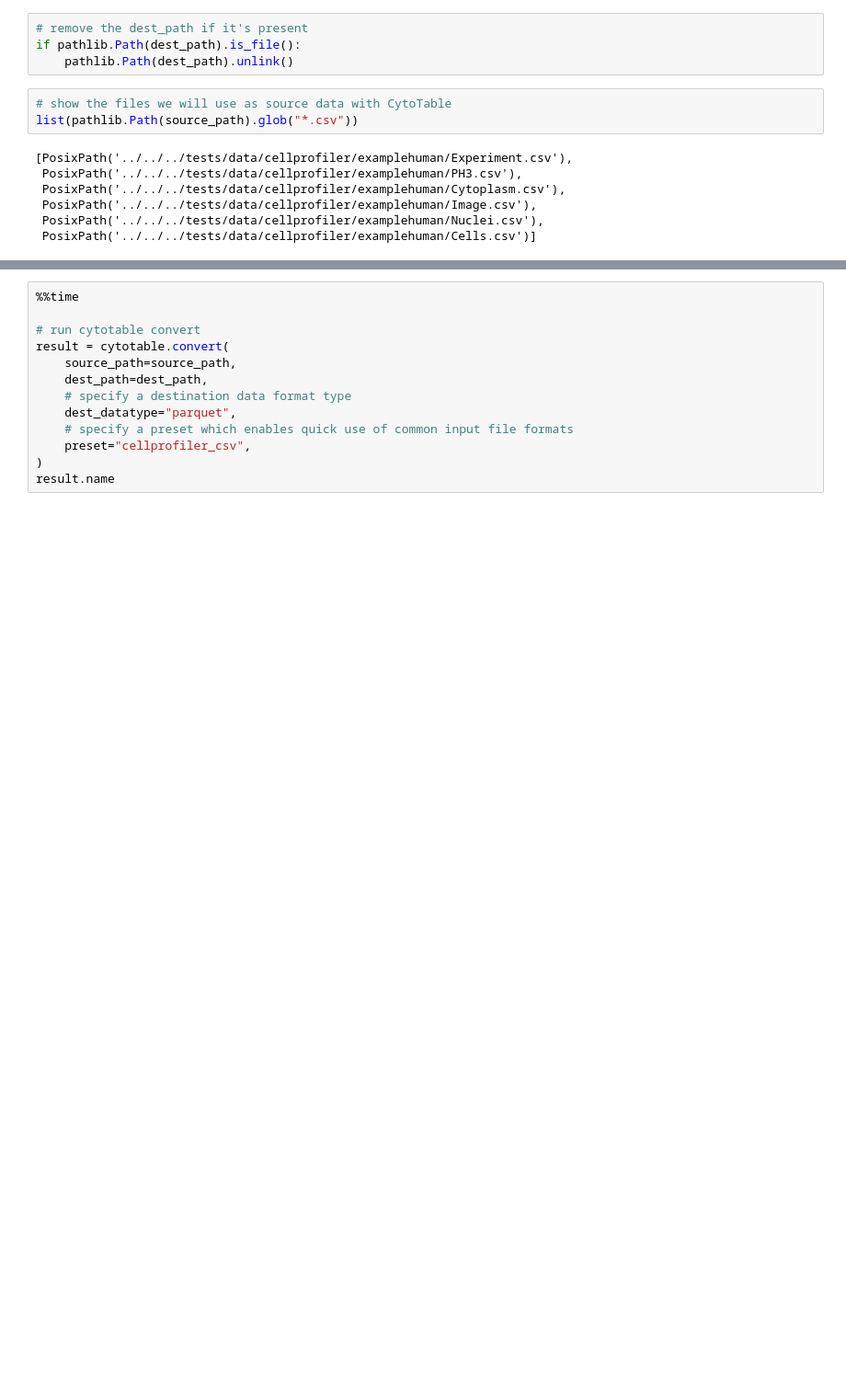
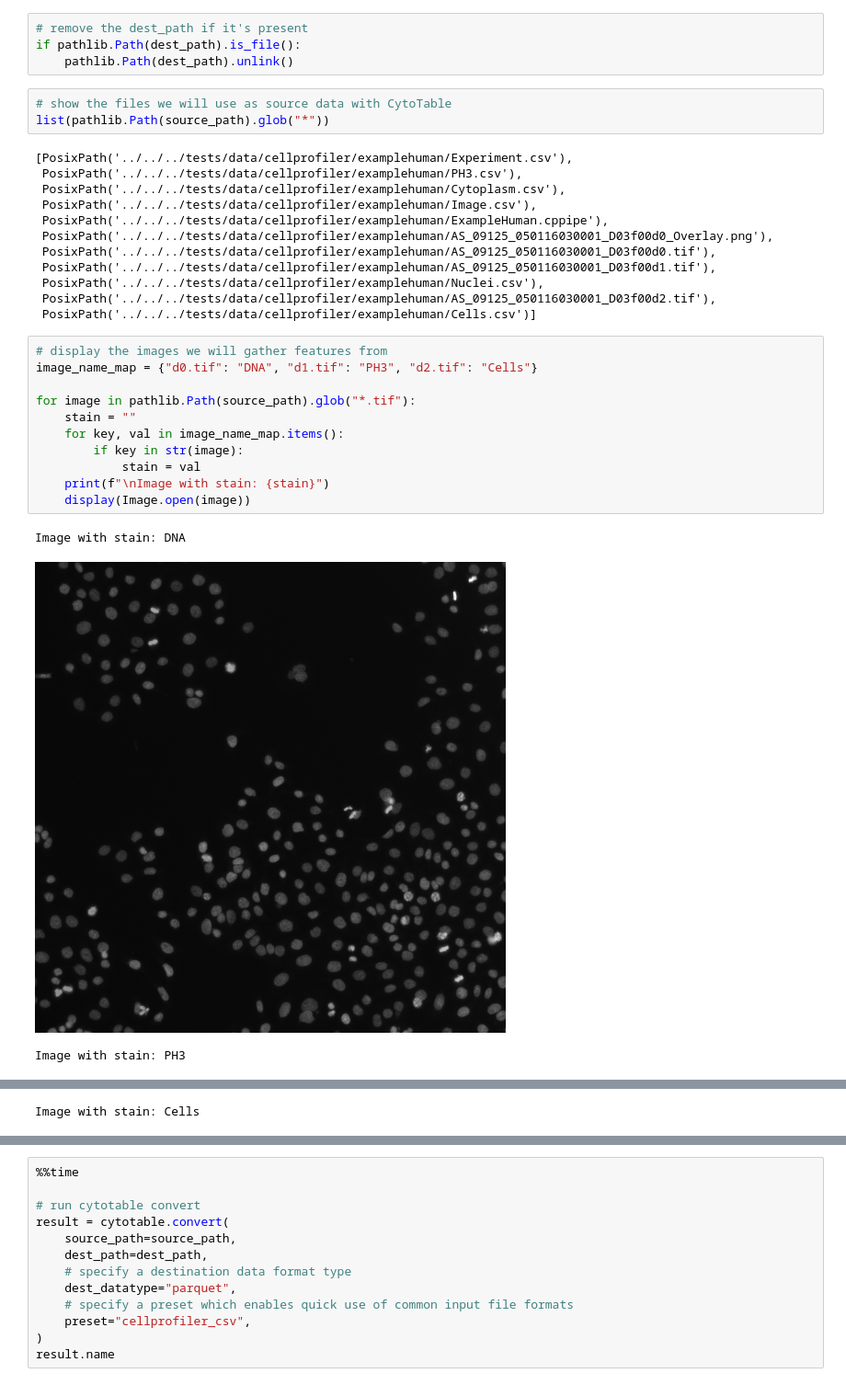
Before and after one commit to cytomining/CytoTable, a Jupyter notebook: docs/source/examples/cytotable_mise_en_place.ipynb, the cells around one changed output, grey strips where cells are left out. Shown at 92% size. Saved outputs shown, nothing was run; the diff lists cells and outputs as text; blank space fills up the shorter version.

Commit message:
updates for images and demonstrations

```diff
--- a/docs/source/examples/cytotable_mise_en_place.ipynb
+++ b/docs/source/examples/cytotable_mise_en_place.ipynb
@@ -25,11 +28,31 @@ if pathlib.Path(dest_path).is_file():
     pathlib.Path(dest_path).unlink()
 # %%
 # show the files we will use as source data with CytoTable
-list(pathlib.Path(source_path).glob("*.csv"))
+list(pathlib.Path(source_path).glob("*"))
 # %% [output]
 [PosixPath('../../../tests/data/cellprofiler/examplehuman/Experiment.csv'),
  PosixPath('../../../tests/data/cellprofiler/examplehuman/PH3.csv'),
  PosixPath('../../../tests/data/cellprofiler/examplehuman/Cytoplasm.csv'),
  PosixPath('../../../tests/data/cellprofiler/examplehuman/Image.csv'),
+ PosixPath('../../../tests/data/cellprofiler/examplehuman/ExampleHuman.cppipe'),
+ PosixPath('../../../tests/data/cellprofiler/examplehuman/AS_09125_050116030001_D03f00d0_Overlay.png'),
+ PosixPath('../../../tests/data/cellprofiler/examplehuman/AS_09125_050116030001_D03f00d0.tif'),
+ PosixPath('../../../tests/data/cellprofiler/examplehuman/AS_09125_050116030001_D03f00d1.tif'),
  PosixPath('../../../tests/data/cellprofiler/examplehuman/Nuclei.csv'),
+ PosixPath('../../../tests/data/cellprofiler/examplehuman/AS_09125_050116030001_D03f00d2.tif'),
  PosixPath('../../../tests/data/cellprofiler/examplehuman/Cells.csv')]
+# %%
+# display the images we will gather features from
+image_name_map = {"d0.tif": "DNA", "d1.tif": "PH3", "d2.tif": "Cells"}
+
+for image in pathlib.Path(source_path).glob("*.tif"):
+    stain = ""
+    for key, val in image_name_map.items():
+        if key in str(image):
+            stain = val
+    print(f"\nImage with stain: {stain}")
+    display(Image.open(image))
+# %% [output]
+Image with stain: DNA
+[figure, added]
+Image with stain: PH3
@@ -35,0 +60 @@ list(pathlib.Path(source_path).glob("*.csv"))
+Image with stain: Cells
```
Also changed, not shown: parts of 5 cells of this notebook, 1 other file.
